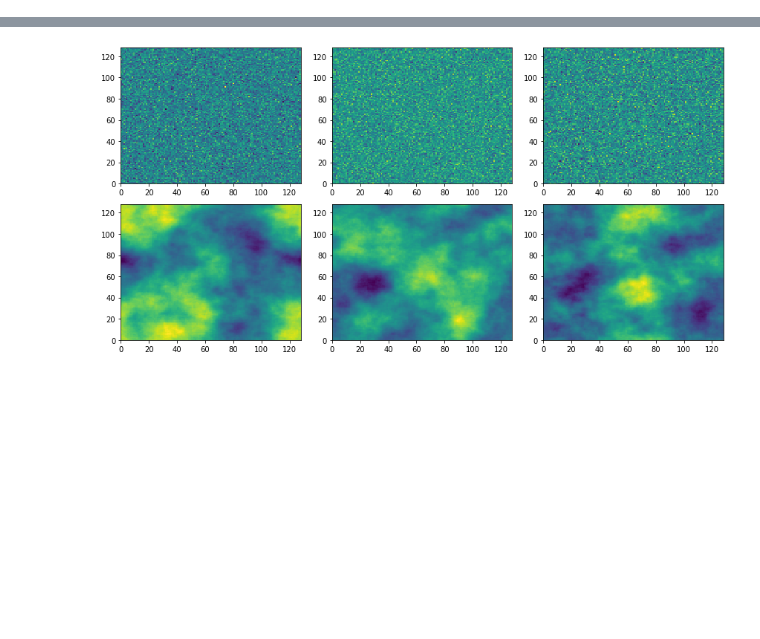
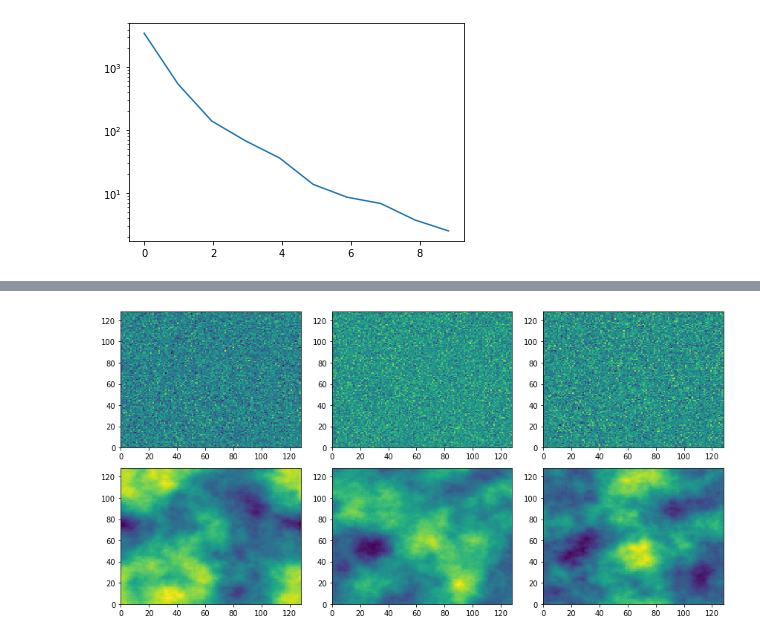
Before and after one commit to Jfeatherstone/ColorGlass, a Jupyter notebook: Testing.ipynb, the cells around one changed output, grey strips where cells are left out. Saved outputs shown, nothing was run; the diff lists cells and outputs as text; code cells hidden in the pictures; blank space fills up the shorter version.

Commit message:
Implemented rest of collision class, and created readme

```diff
--- a/Testing.ipynb
+++ b/Testing.ipynb
@@ -6,9 +6,16 @@ from Collision import *
 # %%
 N = 128
 delta = .1
 mu = 2
 radius = 1
 
 nucleus = Nucleus(N, delta, mu)
 proton = Proton(N, delta, mu, radius)
 proton2 = Proton(N, delta, mu, radius)
+
+c1 = Collision(nucleus, proton)
+
+plt.plot(c1.momentaBins(), c1.particlesProduced())
+plt.yscale('log')
+# %% [output]
+[figure, added]
```
Also changed, not shown: parts of 1 cell of this notebook, 3 other files.
